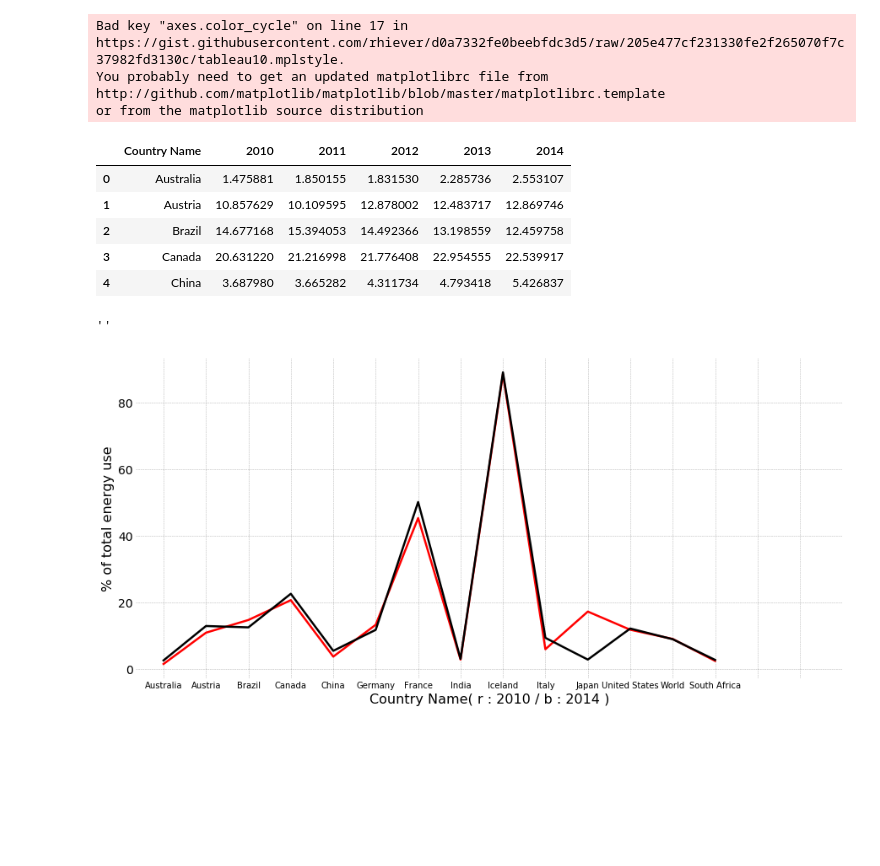
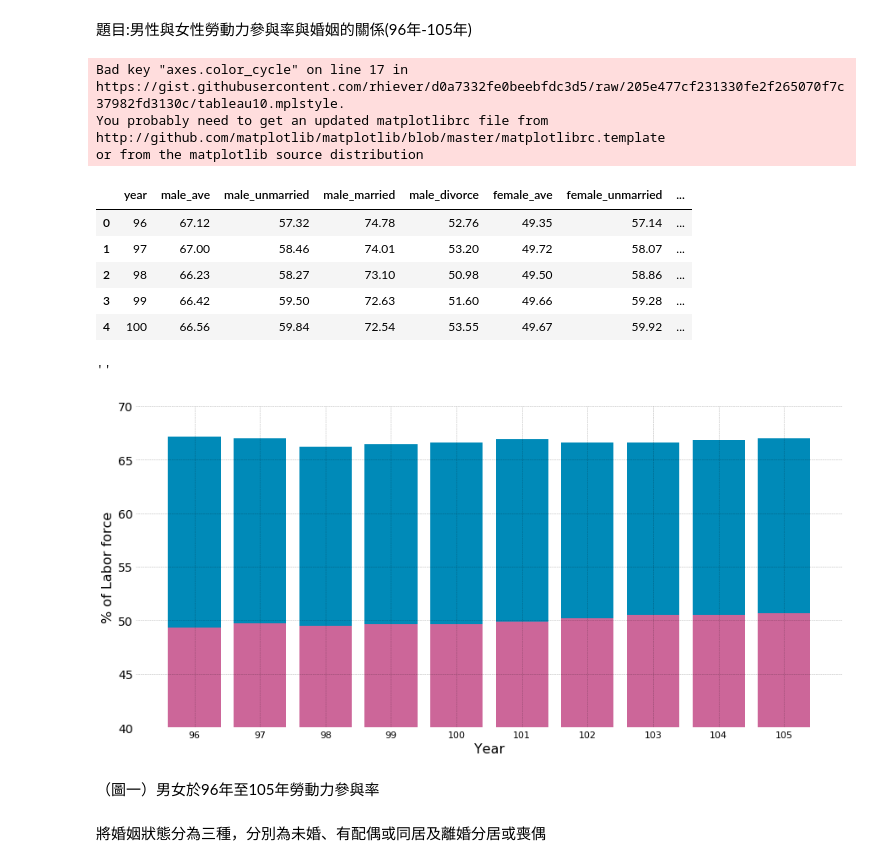
Before and after one commit to a19990506/Hello-World, a Jupyter notebook: hw1.ipynb, the cells around one changed output. Cells and saved outputs as stored; diff of their text form; code cells hidden in the pictures; blank space fills up the shorter version.

```diff
--- a/hw1.ipynb
+++ b/hw1.ipynb
@@ -1,3 +1,5 @@
+# %% [markdown]
+題目:男性與女性勞動力參與率與婚姻的關係(96年-105年)
 # %%
 import matplotlib.pyplot as plt
 import pandas as pd
@@ -6,50 +8,47 @@ import numpy as np
 # This is a custom matplotlib style that I use for most of my charts
 plt.style.use('https://gist.githubusercontent.com/rhiever/d0a7332fe0beebfdc3d5/raw/205e477cf231330fe2f265070f7c37982fd3130c/tableau10.mplstyle')
 
-energy_data = pd.read_csv('Alternative and nuclear energy.csv')
-energy_data.head()
+labor_data = pd.read_csv('labor.csv')
+labor_data.head()
 # %% [output]
 Bad key "axes.color_cycle" on line 17 in
 https://gist.githubusercontent.com/rhiever/d0a7332fe0beebfdc3d5/raw/205e477cf231330fe2f265070f7c37982fd3130c/tableau10.mplstyle.
 You probably need to get an updated matplotlibrc file from
 http://github.com/matplotlib/matplotlib/blob/master/matplotlibrc.template
 or from the matplotlib source distribution
-|  | Country Name | 2010 | 2011 | 2012 | 2013 | 2014 |
-| 0 | Australia | 1.475881 | 1.850155 | 1.831530 | 2.285736 | 2.553107 |
-| 1 | Austria | 10.857629 | 10.109595 | 12.878002 | 12.483717 | 12.869746 |
-| 2 | Brazil | 14.677168 | 15.394053 | 14.492366 | 13.198559 | 12.459758 |
-| 3 | Canada | 20.631220 | 21.216998 | 21.776408 | 22.954555 | 22.539917 |
-| 4 | China | 3.687980 | 3.665282 | 4.311734 | 4.793418 | 5.426837 |
+|  | year | male_ave | male_unmarried | male_married | male_divorce | female_ave | female_unmarried | ... |
+| 0 | 96 | 67.12 | 57.32 | 74.78 | 52.76 | 49.35 | 57.14 | ... |
+| 1 | 97 | 67.00 | 58.46 | 74.01 | 53.20 | 49.72 | 58.07 | ... |
+| 2 | 98 | 66.23 | 58.27 | 73.10 | 50.98 | 49.50 | 58.86 | ... |
+| 3 | 99 | 66.42 | 59.50 | 72.63 | 51.60 | 49.66 | 59.28 | ... |
+| 4 | 100 | 66.56 | 59.84 | 72.54 | 53.55 | 49.67 | 59.92 | ... |
 # %%
 %matplotlib inline
 import matplotlib.pyplot as plt
 import pandas as pd
 import numpy as np
 
-# This is a custom matplotlib style that I use for most of my charts
-
-energy_data = pd.read_csv('Alternative and nuclear energy.csv')
-energy_data.head()
+labor_data = pd.read_csv('labor.csv')
+labor_data.head()
 
 fig = plt.figure(figsize=(15, 7))
 ax1 = fig.add_subplot(111)
+plt.ylim(40, 70)
+for (i, row) in labor_data.iterrows():
+    plt.bar([i, i], [row['male_ave'], row['female_ave']],
+            color=['#008AB8', '#CC6699'], width=0.8, align='center', edgecolor='none')
 
-plt.plot(energy_data['2010'], 'r-')
-plt.plot(energy_data['2014'], 'k-')
-
-
-# plt.xlim(-0.6, 20.6)
-# plt.ylim(-12.1e6, 12.1e6)
-# plt.grid(False, axis='x')
-plt.xticks(np.arange(0, 17), energy_data['Country Name'], fontsize=10)
-
-plt.xlabel('Country Name( r : 2010 / b : 2014 )')
-plt.ylabel('% of total energy use')
-# plt.savefig('pop_pyramid_rotated.pdf')
+plt.xticks(np.arange(0,10), labor_data['year'], fontsize=11)
+plt.xlabel('Year')
+plt.ylabel('% of Labor force')
 ;
 # %% [output]
 ''
-[figure, old version]
+[figure, new version]
+# %% [markdown]
+（圖一）男女於96年至105年勞動力參與率
+# %% [markdown]
+將婚姻狀態分為三種，分別為未婚、有配偶或同居及離婚分居或喪偶
 # %%
 %matplotlib inline
 import matplotlib.pyplot as plt
```
Also changed, not shown: parts of 6 cells of this notebook, 2 other files.
